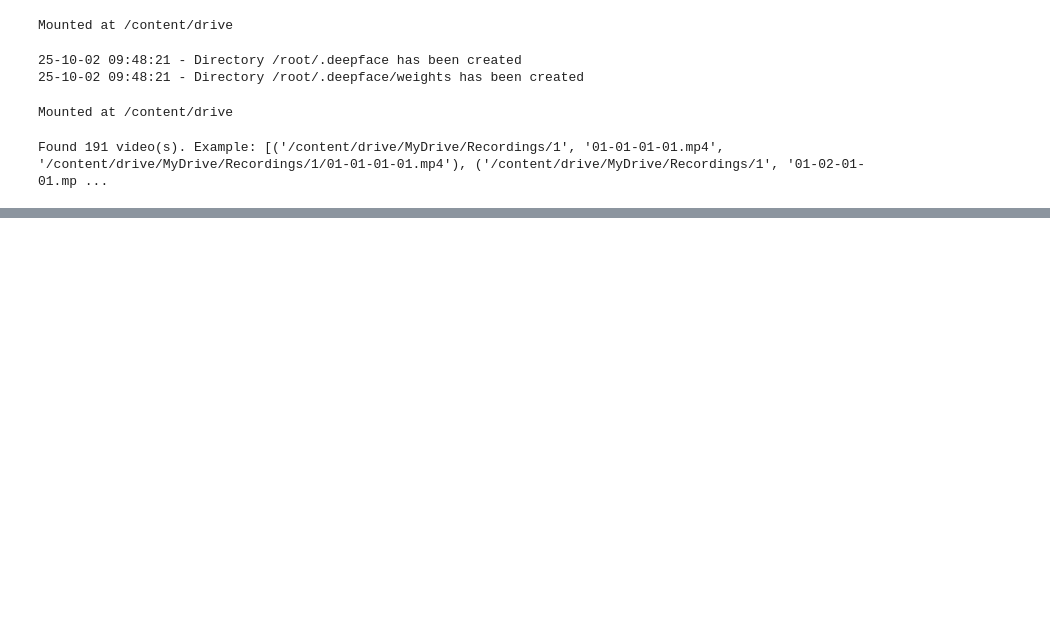
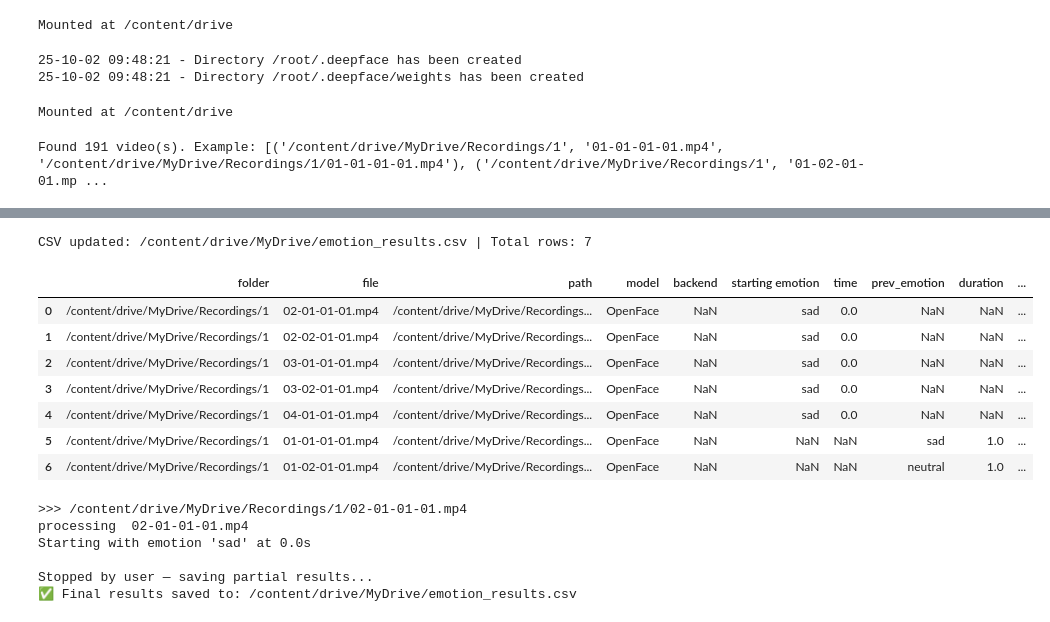
Before and after one commit to NeDarbandsari/Facial-Emotion-Detection, a Jupyter notebook: Emotion_Detection.ipynb, the cells around one changed output, grey strips where cells are left out. Drawn from its saved outputs; the diff is of its cells as text; code cells hidden in the pictures; blank space fills up the shorter version.

Commit message:
Update CSV Emotion_Detection.ipynb

```diff
--- a/Emotion_Detection.ipynb
+++ b/Emotion_Detection.ipynb
@@ -227,3 +227,81 @@ Rows just saved: 12 | Total rows in CSV now: 4
 | 9 | /content/drive/MyDrive/Recordings/1 | 02-02-01-01.mp4 | /content/drive/MyDrive/Recordings... | OpenFace | mtcnn | sad | 0.0 | NaN | NaN | ... |
 | 10 | /content/drive/MyDrive/Recordings/1 | 02-02-01-01.mp4 | /content/drive/MyDrive/Recordings... | OpenFace | mtcnn | NaN | NaN | sad | 5.0 | ... |
 | 11 | /content/drive/MyDrive/Recordings/1 | 02-02-01-01.mp4 | /content/drive/MyDrive/Recordings... | OpenFace | mtcnn | NaN | NaN | happy | 1.0 | ... |
+# %%
+from IPython.display import display, clear_output
+import pandas as pd
+import os
+
+results = []
+
+try:
+    for folder_path, file_name, file_path in all_videos:
+        print(">>>", file_path)
+
+        out = video_emotion_detection(
+            file_name,
+            chosen_backend,
+            chosen_alignment,
+            chosen_model,
+            folder_path + os.sep
+        )
+        out['folder'] = folder_path
+        out['path'] = file_path
+        results.append(out)
+
+        # ---- Build row(s) for this video immediately ----
+        base = {
+            "folder": out.get("folder"),
+            "file": out.get("file"),
+            "path": out.get("path"),
+            "model": out.get("model"),
+            "backend": out.get("backend"),
+        }
+        rows = []
+        for emo in out.get("emotions", []):
+            row = base.copy()
+            row.update(emo)
+            rows.append(row)
+
+        if rows:
+            df = pd.DataFrame(rows)
+
+            # Save incrementally
+            if os.path.exists(OUTPUT_CSV):
+                prev = pd.read_csv(OUTPUT_CSV)
+                combined = pd.concat([prev, df], ignore_index=True)
+                combined = combined.drop_duplicates(subset=['path'], keep='last')
+                combined.to_csv(OUTPUT_CSV, index=False)
+            else:
+                df.to_csv(OUTPUT_CSV, index=False)
+
+            # ---- Show updated CSV live ----
+            clear_output(wait=True)  # clears old table in notebook output box
+            live_df = pd.read_csv(OUTPUT_CSV)
+            print(f"CSV updated: {OUTPUT_CSV} | Total rows: {live_df.shape[0]}")
+            display(live_df.tail(10))  # show last 10 rows
+
+        else:
+            print(f"No emotions detected for {file_name}")
+
+except KeyboardInterrupt:
+    print("\nStopped by user — saving partial results...")
+
+finally:
+    print(f"✅ Final results saved to: {OUTPUT_CSV}")
+# %% [output]
+CSV updated: /content/drive/MyDrive/emotion_results.csv | Total rows: 7
+|  | folder | file | path | model | backend | starting emotion | time | prev_emotion | duration | ... |
+| 0 | /content/drive/MyDrive/Recordings/1 | 02-01-01-01.mp4 | /content/drive/MyDrive/Recordings... | OpenFace | NaN | sad | 0.0 | NaN | NaN | ... |
+| 1 | /content/drive/MyDrive/Recordings/1 | 02-02-01-01.mp4 | /content/drive/MyDrive/Recordings... | OpenFace | NaN | sad | 0.0 | NaN | NaN | ... |
+| 2 | /content/drive/MyDrive/Recordings/1 | 03-01-01-01.mp4 | /content/drive/MyDrive/Recordings... | OpenFace | NaN | sad | 0.0 | NaN | NaN | ... |
+| 3 | /content/drive/MyDrive/Recordings/1 | 03-02-01-01.mp4 | /content/drive/MyDrive/Recordings... | OpenFace | NaN | sad | 0.0 | NaN | NaN | ... |
+| 4 | /content/drive/MyDrive/Recordings/1 | 04-01-01-01.mp4 | /content/drive/MyDrive/Recordings... | OpenFace | NaN | sad | 0.0 | NaN | NaN | ... |
+| 5 | /content/drive/MyDrive/Recordings/1 | 01-01-01-01.mp4 | /content/drive/MyDrive/Recordings... | OpenFace | NaN | NaN | NaN | sad | 1.0 | ... |
+| 6 | /content/drive/MyDrive/Recordings/1 | 01-02-01-01.mp4 | /content/drive/MyDrive/Recordings... | OpenFace | NaN | NaN | NaN | neutral | 1.0 | ... |
+>>> /content/drive/MyDrive/Recordings/1/02-01-01-01.mp4
+processing  02-01-01-01.mp4
+Starting with emotion 'sad' at 0.0s
+
+Stopped by user — saving partial results...
+✅ Final results saved to: /content/drive/MyDrive/emotion_results.csv
```
Also changed, not shown: parts of 1 cell of this notebook.
